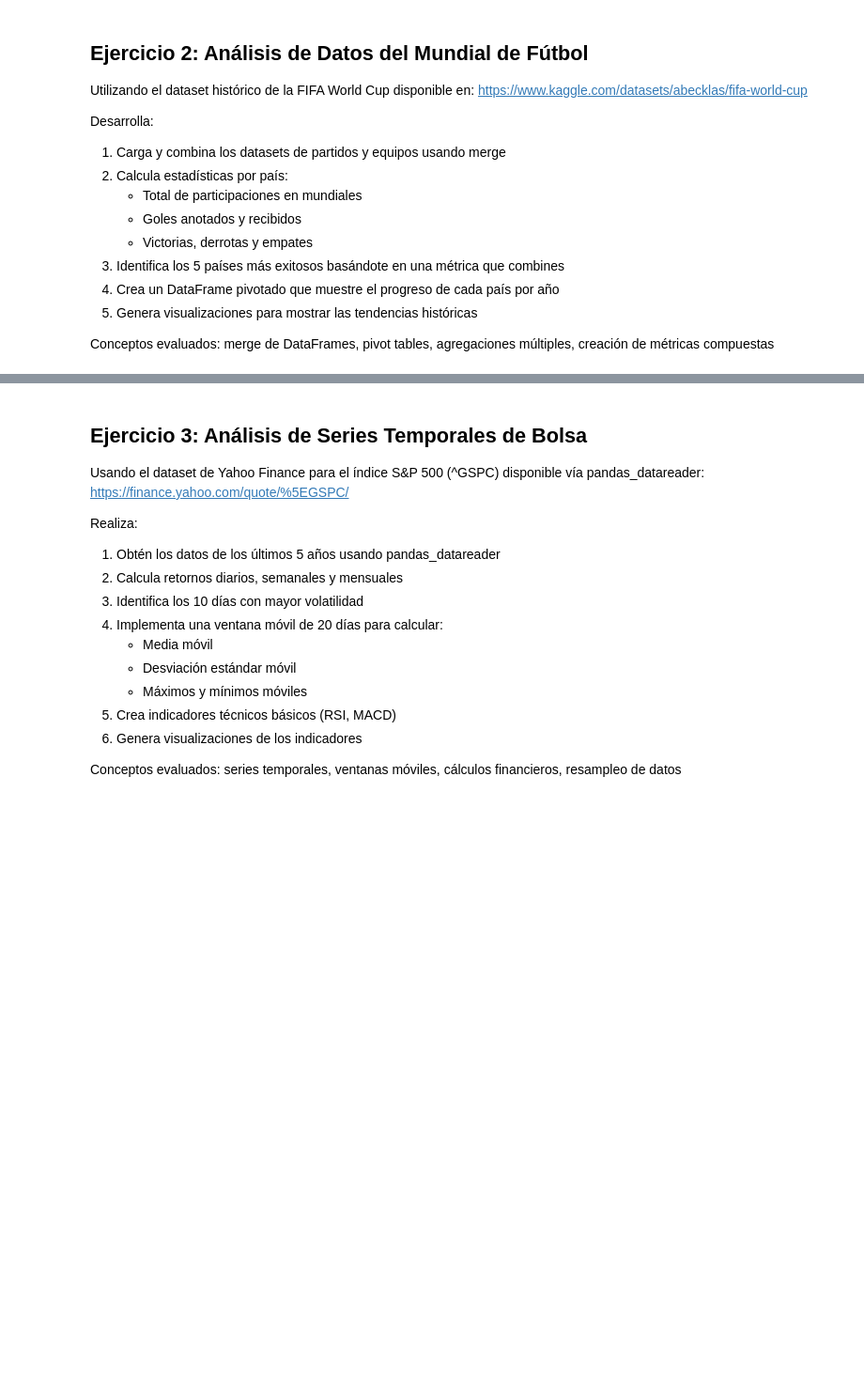
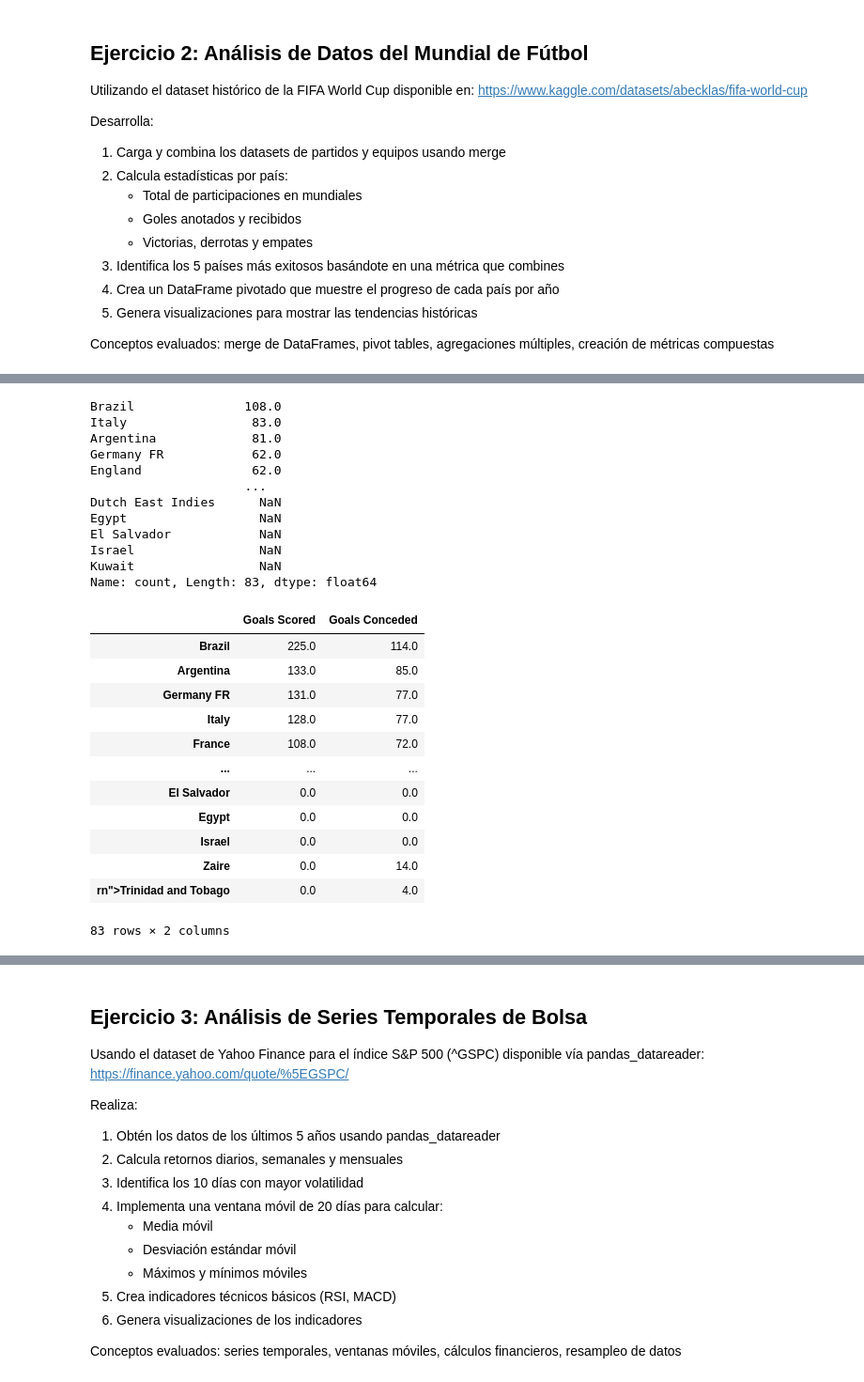
Before and after one commit to AlvaroMF02/Python, a Jupyter notebook: AlibreriasImportantes/Pandas/Enunciados-Pandas.ipynb, the cells around one changed output, grey strips where cells are left out. Shown at 94% size. Saved outputs shown, nothing was run; the diff lists cells and outputs as text; code cells hidden in the pictures; blank space fills up the shorter version.

```diff
--- a/AlibreriasImportantes/Pandas/Enunciados-Pandas.ipynb
+++ b/AlibreriasImportantes/Pandas/Enunciados-Pandas.ipynb
@@ -261,0 +261,55 @@ print(dfFurbo.groupby('Stadium').Attendance)
+# %%
+# Calcula estadísticas por país:
+# Total de participaciones en mundiales
+partcCasa = dfPartEquip["Home Team Name"].value_counts()
+partcFuera = dfPartEquip["Away Team Name"].value_counts()
+# Sumando ambas columnas para obtener el total de participaciones por país
+particPais = (partcCasa + partcFuera).sort_values(ascending=False)
+print(particPais)
+
+# Goles anotados y recibidos
+# Calculando los goles anotados y recibidos por país
+home_goals = dfPartEquip.groupby("Home Team Name")["Home Team Goals"].sum()
+away_goals = dfPartEquip.groupby("Away Team Name")["Away Team Goals"].sum()
+
+# Goles recibidos
+home_goals_conceded = dfPartEquip.groupby("Home Team Name")["Away Team Goals"].sum()
+away_goals_conceded = dfPartEquip.groupby("Away Team Name")["Home Team Goals"].sum()
+
+# Total de goles anotados y recibidos por país
+total_goals_scored = (home_goals + away_goals).fillna(0).sort_values(ascending=False)
+total_goals_conceded = (home_goals_conceded + away_goals_conceded).fillna(0).sort_values(ascending=False)
+
+# Combinando en un único DataFrame para mostrar
+goals_summary = pd.DataFrame({
+    "Goals Scored": total_goals_scored,
+    "Goals Conceded": total_goals_conceded
+}).sort_values(by="Goals Scored", ascending=False)
+
+goals_summary
+# %% [output]
+Brazil               108.0
+Italy                 83.0
+Argentina             81.0
+Germany FR            62.0
+England               62.0
+                     ...
+Dutch East Indies      NaN
+Egypt                  NaN
+El Salvador            NaN
+Israel                 NaN
+Kuwait                 NaN
+Name: count, Length: 83, dtype: float64
+|  | Goals Scored | Goals Conceded |
+| Brazil | 225.0 | 114.0 |
+| Argentina | 133.0 | 85.0 |
+| Germany FR | 131.0 | 77.0 |
+| Italy | 128.0 | 77.0 |
+| France | 108.0 | 72.0 |
+| ... | ... | ... |
+| El Salvador | 0.0 | 0.0 |
+| Egypt | 0.0 | 0.0 |
+| Israel | 0.0 | 0.0 |
+| Zaire | 0.0 | 14.0 |
+| rn">Trinidad and Tobago | 0.0 | 4.0 |
+83 rows × 2 columns
```
Also changed, not shown: parts of 6 cells of this notebook.
